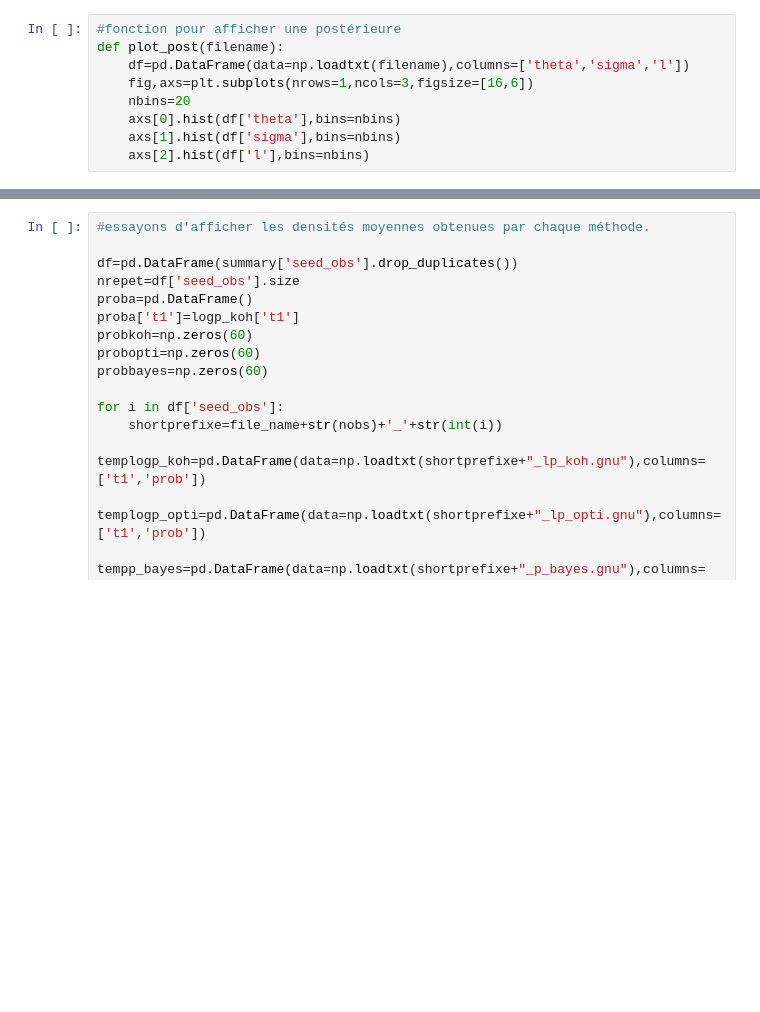
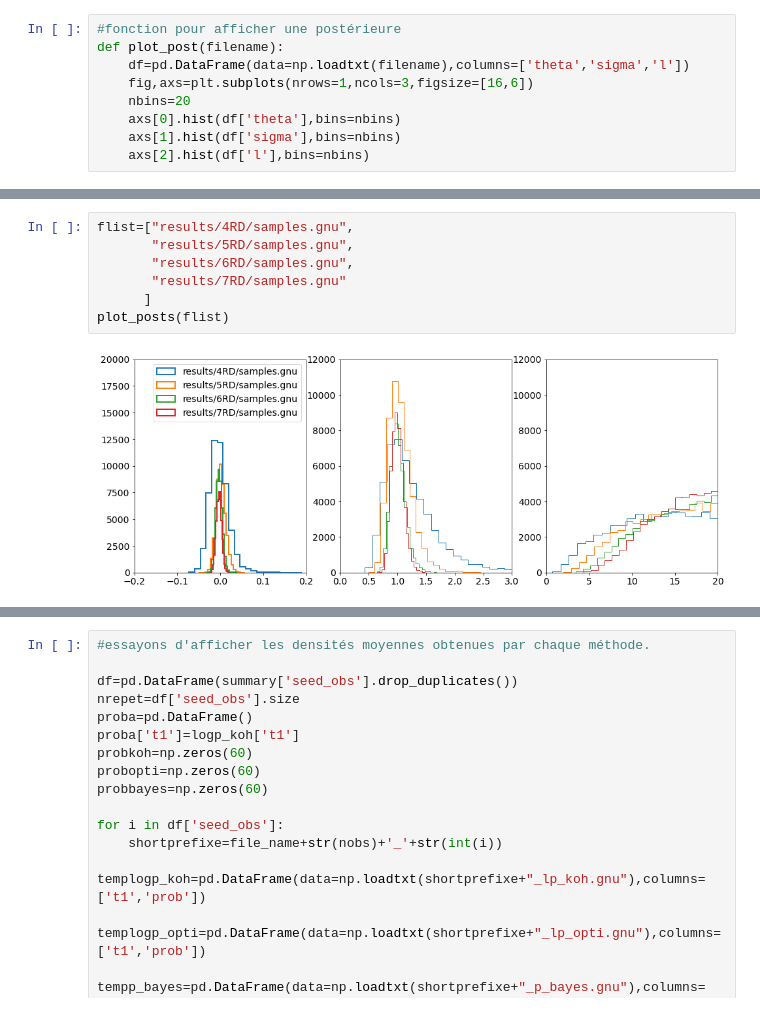
Before and after one commit to nleoni95/code2, a Jupyter notebook: minimal_examples/asymptotics_badly_specified/plots_asymptotic.ipynb, the cells around one changed output, grey strips where cells are left out. Saved outputs shown, nothing was run; the diff lists cells and outputs as text; blank space fills up the shorter version.

```diff
--- a/minimal_examples/asymptotics_badly_specified/plots_asymptotic.ipynb
+++ b/minimal_examples/asymptotics_badly_specified/plots_asymptotic.ipynb
@@ -456,0 +228,9 @@ plt.legend(loc=9)
+# %%
+flist=["results/4RD/samples.gnu",
+       "results/5RD/samples.gnu",
+       "results/6RD/samples.gnu",
+       "results/7RD/samples.gnu"
+      ]
+plot_posts(flist)
+# %% [output]
+[figure, added]
```
Also changed, not shown: parts of 12 cells of this notebook, 26 other files.
